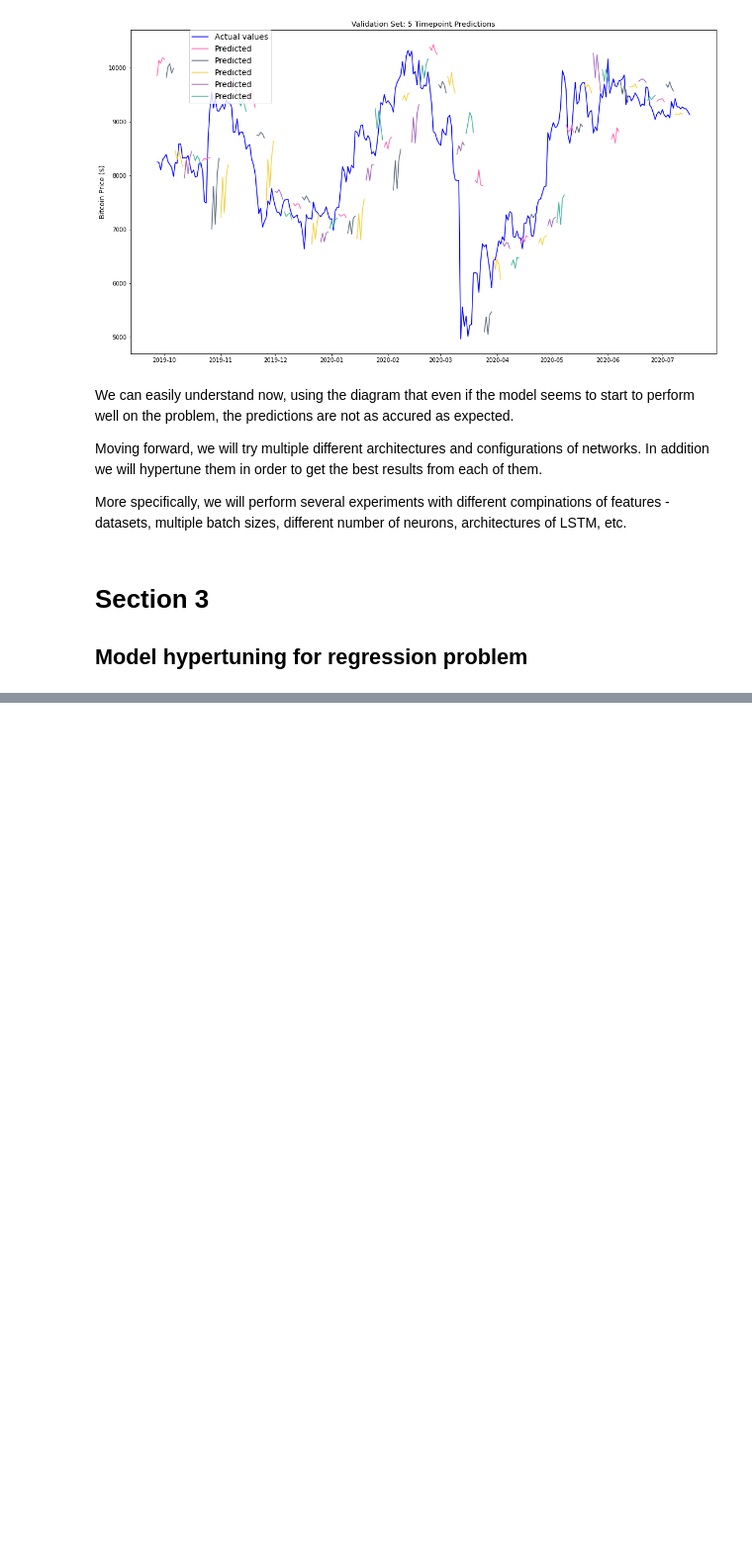
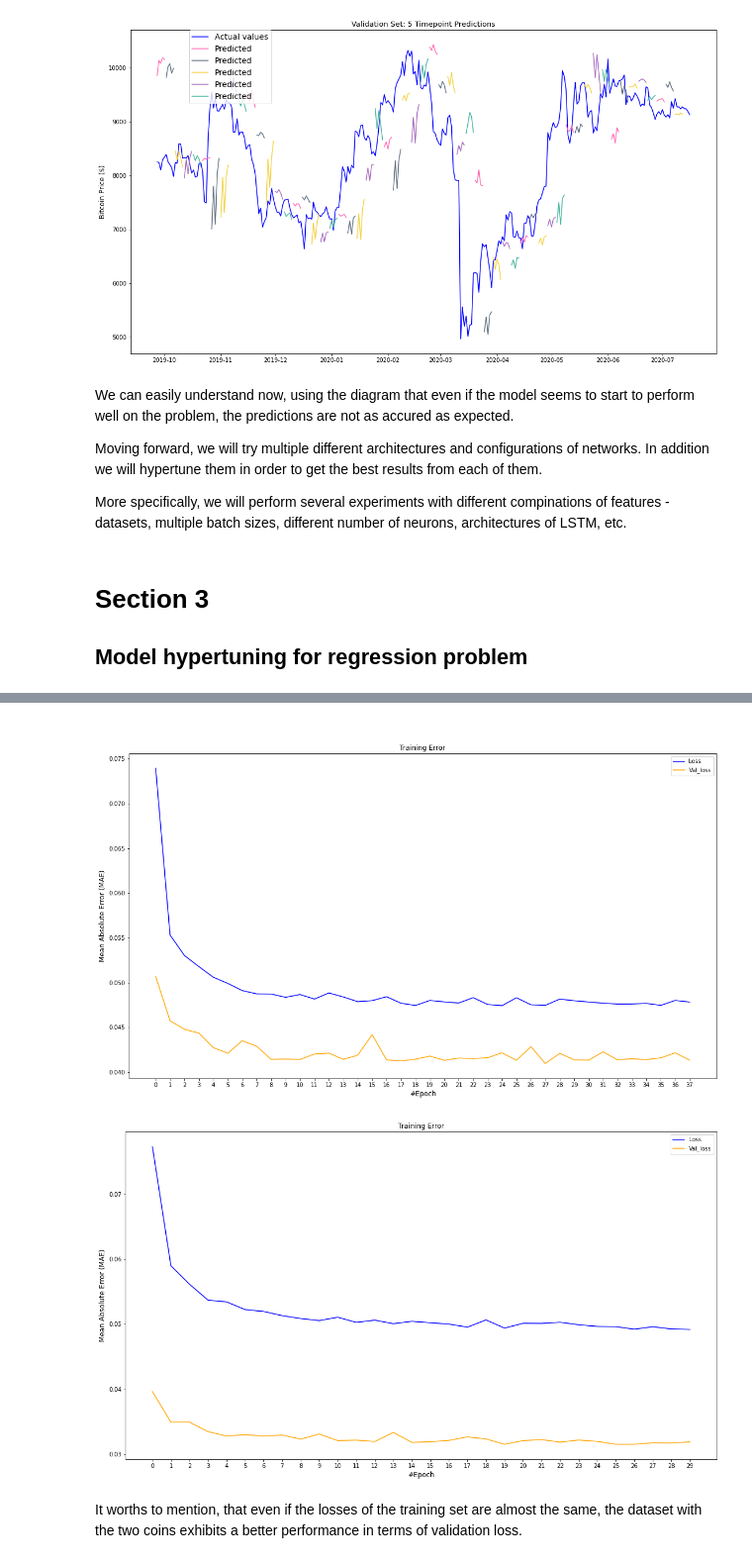
Before and after one commit to teoad95/Deep-learning-Cryptocurrency-price-prediction, a Jupyter notebook: Final.ipynb, the cells around one changed output, grey strips where cells are left out. Shown: that part at 99% size. Cells and saved outputs as stored; diff of their text form; code cells hidden in the pictures; blank space fills up the shorter version.

```diff
--- a/Final.ipynb
+++ b/Final.ipynb
@@ -825,0 +859,34 @@ RuntimeError: ignored
+# %%
+def build_model_with_best_architecture(inputs):
+    model = Sequential()
+    model.add(LSTM(100, input_shape=(inputs.shape[1], inputs.shape[2])))
+    model.add(Dropout(0.3))
+    model.add(Dense(32))
+    model.add(Dense(64))
+    model.add(Dense(units=pred_range))
+    model.add(Activation("linear"))
+    model.compile(loss="mae", optimizer="adam")
+    return model
+# %%
+from tensorflow.keras.callbacks import EarlyStopping
+early_stopping = EarlyStopping(monitor='val_loss', patience=10, restore_best_weights=True)
+# %%
+btc_dataset_with_3_features = dataset_creation(['BTC'])
+LSTM_ranged_training_outputs, LSTM_ranged_validation_outputs, LSTM_training_inputs, LSTM_validation_inputs, LSTM_test_inputs = get_specific_features_normalized(btc_dataset_with_3_features, ['Close', 'Open', 'High'])
+best_model = build_model_with_best_architecture(LSTM_training_inputs)
+hist_of_BTC_with_best_model = best_model.fit(LSTM_training_inputs[:-pred_range], LSTM_ranged_training_outputs, validation_data=(LSTM_validation_inputs[:-pred_range], LSTM_ranged_validation_outputs), epochs=100, batch_size=64, verbose=0, shuffle=True, workers=8, callbacks=[early_stopping])
+# %%
+btc_eth_dataset_with_3_features = dataset_creation(['BTC', 'ETH'])
+LSTM_ranged_training_outputs, LSTM_ranged_validation_outputs, LSTM_training_inputs, LSTM_validation_inputs, LSTM_test_inputs = get_specific_features_normalized(btc_eth_dataset_with_3_features, ['Close', 'Open', 'High'])
+best_model = build_model_with_best_architecture(LSTM_training_inputs)
+hist_of_BTC_ETH_with_best_model = best_model.fit(LSTM_training_inputs[:-pred_range], LSTM_ranged_training_outputs, validation_data=(LSTM_validation_inputs[:-pred_range], LSTM_ranged_validation_outputs), epochs=100, batch_size=64, verbose=0, shuffle=True, workers=8, callbacks=[early_stopping])
+# %% [markdown]
+<p>
+# %%
+plot_loss_and_val_loss(hist_of_BTC_with_best_model)
+plot_loss_and_val_loss(hist_of_BTC_ETH_with_best_model)
+# %% [output]
+[figure, added]
+[figure, added]
+# %% [markdown]
+<p> It worths to mention, that even if the losses of the training set are almost the same, the dataset with the two coins exhibits a better performance in terms of validation loss.</p>
```
Also changed, not shown: parts of 15 cells of this notebook.
